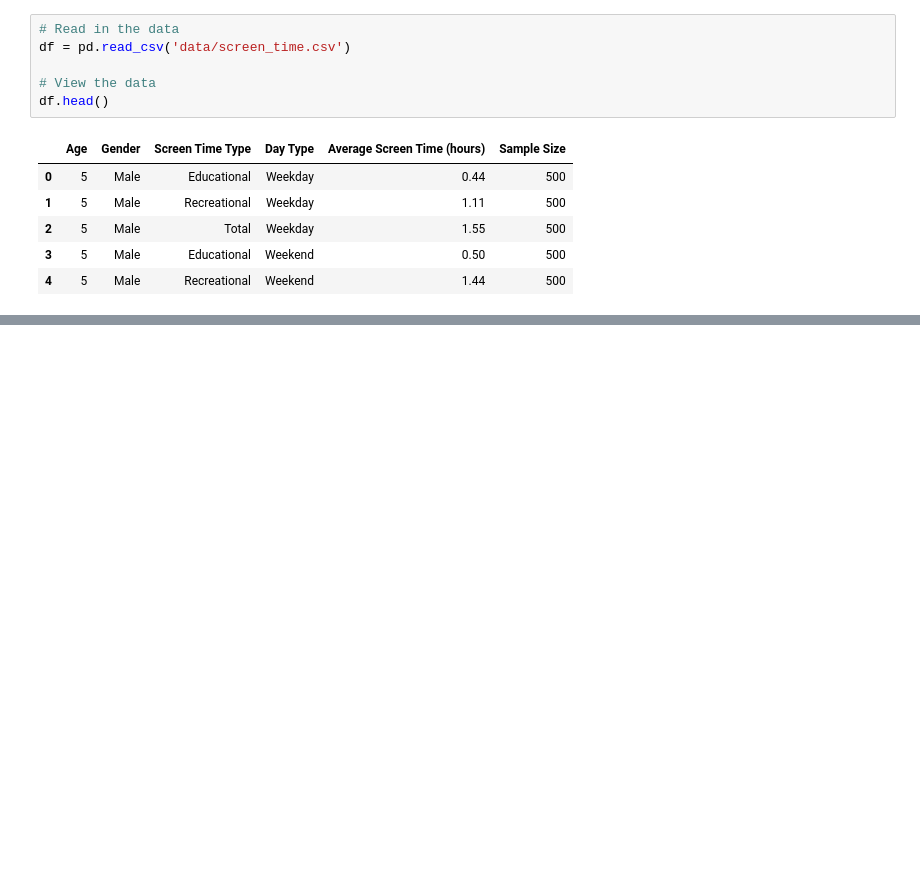
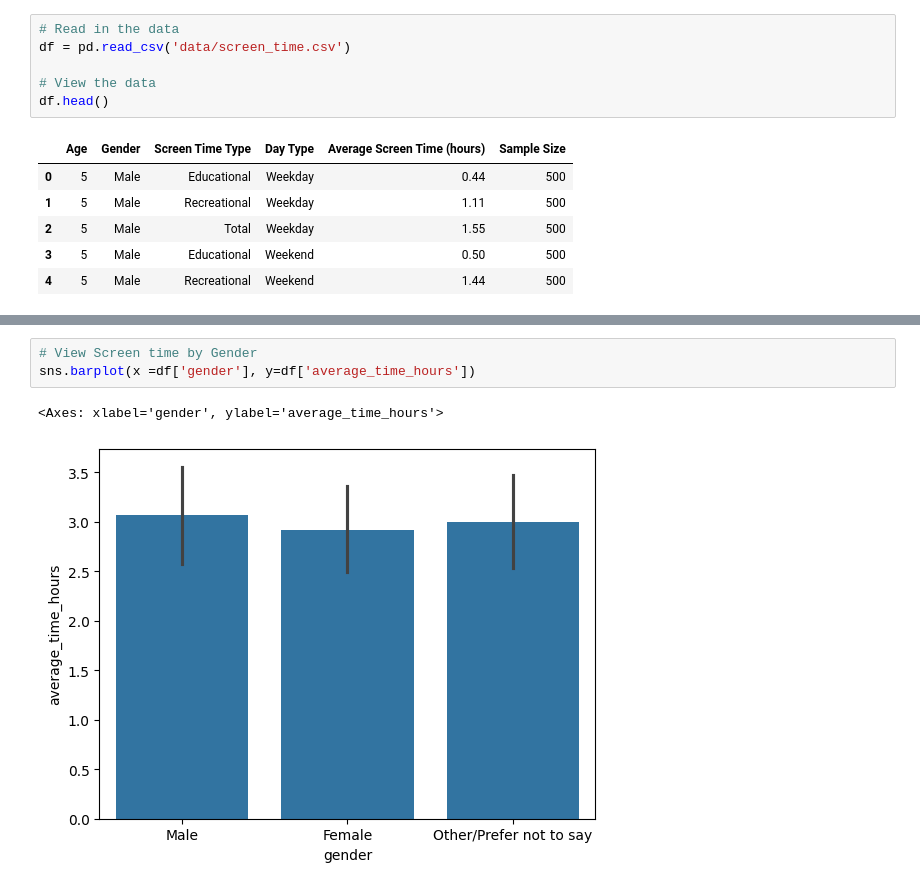
Before and after one commit to MealTeamTrix/Screen-Time, a Jupyter notebook: Untitled.ipynb, the cells around one changed output, grey strips where cells are left out. Cells and saved outputs as stored; diff of their text form; blank space fills up the shorter version.

```diff
--- a/Untitled.ipynb
+++ b/Untitled.ipynb
@@ -23,0 +94,6 @@ df.head()
+# %%
+# View Screen time by Gender
+sns.barplot(x =df['gender'], y=df['average_time_hours'])
+# %% [output]
+<Axes: xlabel='gender', ylabel='average_time_hours'>
+[figure, added]
```
Also changed, not shown: parts of 8 cells of this notebook.
